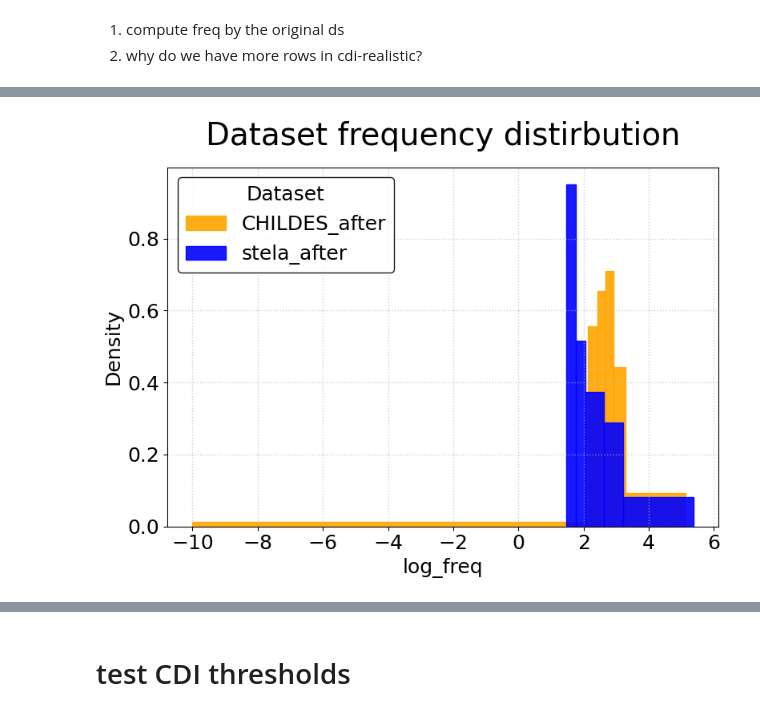
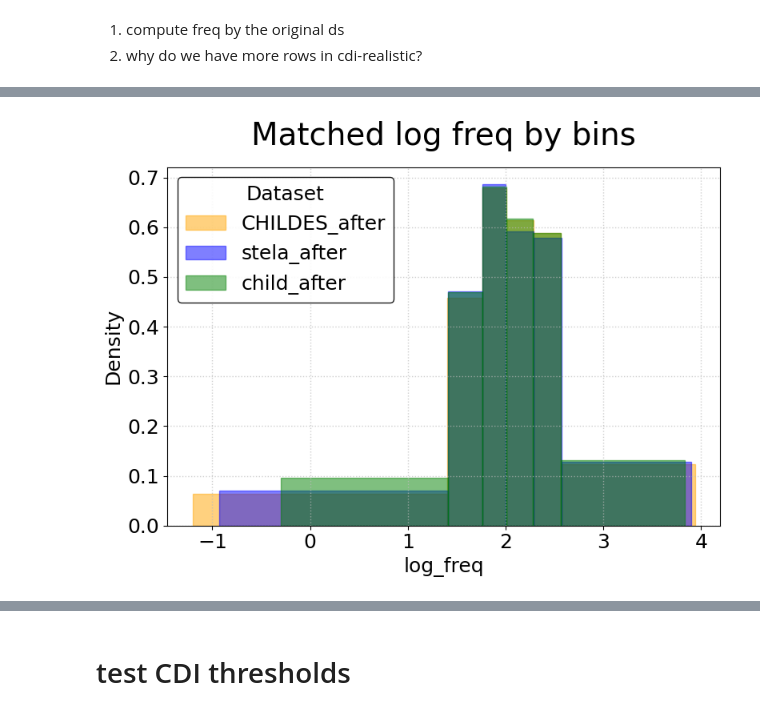
Before and after one commit to nhamilakis/Lexical-benchmark, a Jupyter notebook: notebooks/paper_fig.ipynb, the cells around one changed output, grey strips where cells are left out. Drawn from its saved outputs; the diff is of its cells as text; code cells hidden in the pictures.

Commit message:
add plotting codes

```diff
--- a/notebooks/paper_fig.ipynb
+++ b/notebooks/paper_fig.ipynb
@@ -28,7 +28,7 @@ class PlotSettings:
 
     FILL_ALPHA: dict[str, float] = {
         "before": 0.1,
-        "after": 0.9,
+        "after": 0.5,
     }
 
     @classmethod
@@ -82,38 +82,37 @@ def extract_style(text: str) -> str:
 1. compute freq by the original ds
 2. why do we have more rows in cdi-realistic?
 # %%
-def get_freq(df, df2):
+def get_freq(df):
     """Annotate freq of the given column."""
-    df["freq"] = (df["count"] / df["count"].sum()) * 1_000_000
+    if not "freq" in df.columns:
+        df["freq"] = (df["count"] / df["count"].sum()) * 1_000_000
     df["log_freq"] = np.log10(df["freq"] + 1e-10)
     df = df.dropna()
     return df
 # %%
 # load file
 file_root = "/Users/jliu/workspace/lexical_bencmark/dataset/CDI"
+freq_root = "/Users/jliu/workspace/lexical_bencmark/dataset/word_freq"
 # all the raw datasets
-childes = pd.read_csv(f"{file_root}/childes_adult.csv")
-childes["freq"] = (childes["count"] / childes["count"].sum()) * 1_000_000
-childes["log_freq"] = np.log10(childes["freq"] + 1e-10)
+childes = pd.read_csv(f"{freq_root}/childes_adult.csv")
+childes = get_freq(childes)
 
-stela = pd.read_csv(f"{file_root}/stela_bm_60_00.csv")
-stela["freq"] = (stela["count"] / stela["count"].sum()) * 1_000_000
-stela["log_freq"] = np.log10(stela["freq"] + 1e-10)
+stela = pd.read_csv(f"{freq_root}/stela_bm_60_00.csv")
+stela = get_freq(stela)
 
 
-child_realistic = pd.read_csv(f"{file_root}/childrealistic_bm_60_00.csv")
-child_realistic["freq"] = (child_realistic["count"] / child_realistic["count"].sum()) * 1_000_000
-child_realistic["log_freq"] = np.log10(child_realistic["freq"] + 1e-10)
+child_realistic = pd.read_csv(f"{freq_root}/childrealistic_bm_60_00.csv")
+child_realistic = get_freq(child_realistic)
 
 # all the matched files
-human_cdi = pd.read_csv(f"{file_root}/cdi_childes.csv")
-human_cdi = get_freq(human_cdi, childes)
+human_cdi = pd.read_csv(f"{file_root}/cdi_ws_na_childes.csv")
+human_cdi = get_freq(human_cdi)
 
-stela_cdi = pd.read_csv(f"{file_root}/machine.csv")
-stela_cdi = get_freq(stela_cdi, stela)
+stela_cdi = pd.read_csv(f"{file_root}/stela_matched_cdi.csv")
+stela_cdi = get_freq(stela_cdi)
 
-realistic_cdi = pd.read_csv(f"{file_root}/human_realistic.csv")
-realistic_cdi = get_freq(realistic_cdi, child_realistic)
+realistic_cdi = pd.read_csv(f"{file_root}/human_realistic_matched_cdi.csv")
+realistic_cdi = get_freq(realistic_cdi)
 # %%
 realistic_cdi
 # %% [output]
@@ -223,7 +255,7 @@ def plot_distributions(
 # %%
 # plot the original distirbution
-dataframes = {"CHILDES_after": human_cdi, "stela_after": stela_cdi}
+dataframes = {"CHILDES_after": human_cdi, "stela_after": stela_cdi, "child_after": realistic_cdi}
 # Test both plot types
-plot_distributions(dataframes, column="log_freq", bin_header="bin_nb", kind="hist", title="Dataset frequency distirbution")
+plot_distributions(dataframes, column="log_freq", bin_header="bin_nb", kind="hist", title="Matched log freq by bins")
 # %% [output]
-[figure, old version]
+[figure, new version]
```
Also changed, not shown: parts of 9 cells of this notebook.
